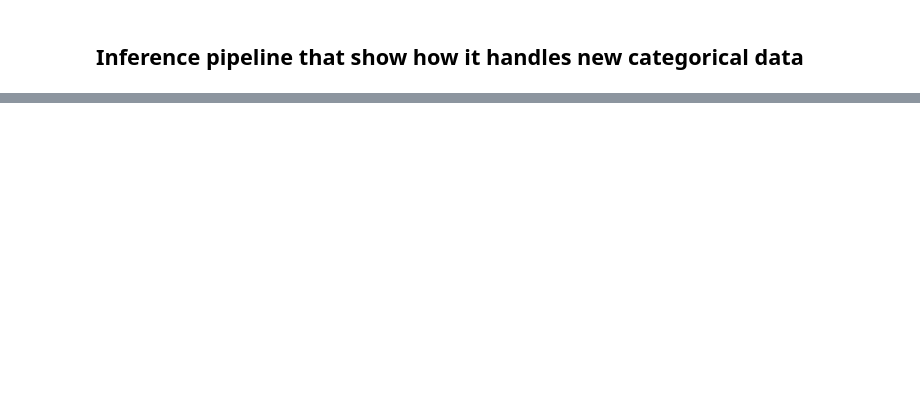
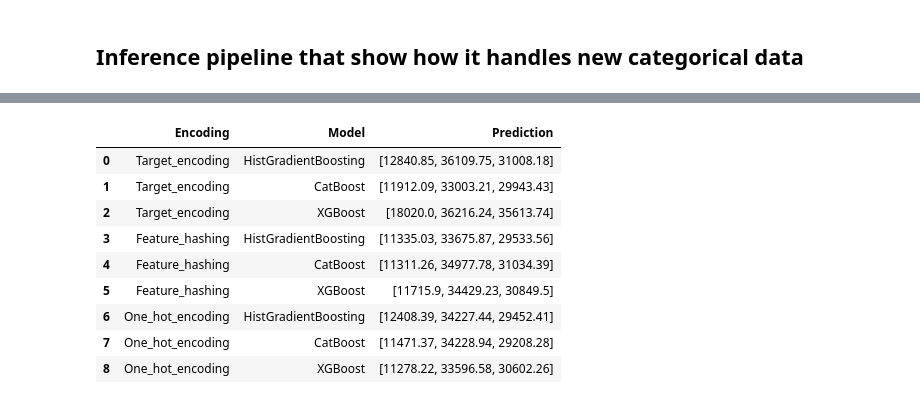
Before and after one commit to xinjue37/Vechicle_Sales_Price_Prediction, a Jupyter notebook: main.ipynb, the cells around one changed output, grey strips where cells are left out. Cells and saved outputs as stored; diff of their text form; code cells hidden in the pictures; blank space fills up the shorter version.

Commit message:
built inference pipeline

```diff
--- a/main.ipynb
+++ b/main.ipynb
@@ -746,0 +1046,35 @@ NameError: name 'X_new_encoded' is not defined
+# %%
+# Encoding and models list
+encodings = ['Target_encoding', 'Feature_hashing', 'One_hot_encoding']
+models = ['HistGradientBoosting', 'CatBoost', 'XGBoost']
+
+results = []
+for encoding in encodings:
+    # Load the encoding pipeline and transform the sample input
+    encoding_pipeline = load(f'{INFERENCE_PIPELINE_PATH}/{encoding}_InferencePipeline.pkl')
+    sample_input_encoded = encoding_pipeline.transform(sample_input)
+
+    # Iterate through models and make predictions
+    for model_name in models:
+        # Predict with the current model
+        y_pred = load_model_and_predict(model_name, sample_input_encoded, model_dir=f'models/{encoding}')
+        y_pred = np.round(y_pred, 2)
+
+        # Store the result in the DataFrame
+        result = {'Encoding': encoding, 'Model': model_name,'Prediction': y_pred}
+        results.append(result)
+
+# Convert results to a DataFrame
+results_df = pd.DataFrame(results)
+results_df
+# %% [output]
+|  | Encoding | Model | Prediction |
+| 0 | Target_encoding | HistGradientBoosting | [12840.85, 36109.75, 31008.18] |
+| 1 | Target_encoding | CatBoost | [11912.09, 33003.21, 29943.43] |
+| 2 | Target_encoding | XGBoost | [18020.0, 36216.24, 35613.74] |
+| 3 | Feature_hashing | HistGradientBoosting | [11335.03, 33675.87, 29533.56] |
+| 4 | Feature_hashing | CatBoost | [11311.26, 34977.78, 31034.39] |
+| 5 | Feature_hashing | XGBoost | [11715.9, 34429.23, 30849.5] |
+| 6 | One_hot_encoding | HistGradientBoosting | [12408.39, 34227.44, 29452.41] |
+| 7 | One_hot_encoding | CatBoost | [11471.37, 34228.94, 29208.28] |
+| 8 | One_hot_encoding | XGBoost | [11278.22, 33596.58, 30602.26] |
```
Also changed, not shown: parts of 15 cells of this notebook, 3 other files.
